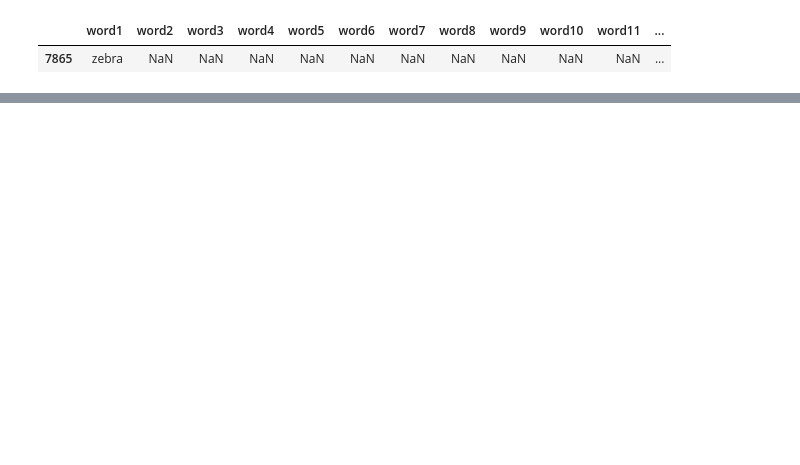
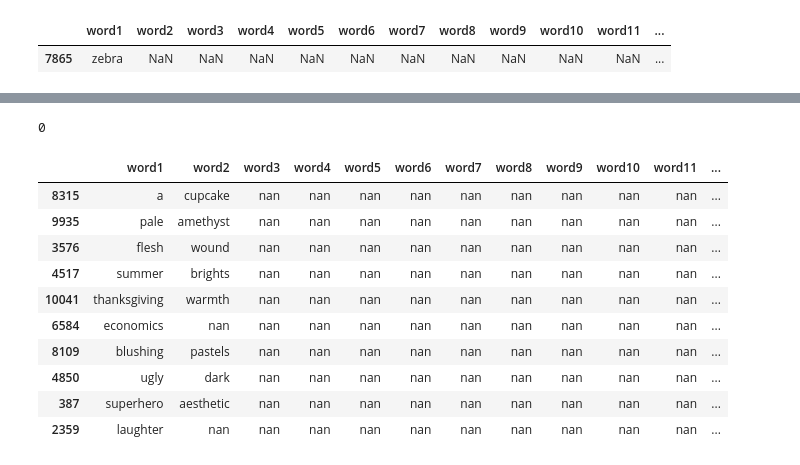
Before and after one commit to MaryaRB/ColorPaletteGenerator, a Jupyter notebook: data/EDA.ipynb, the cells around one changed output, grey strips where cells are left out. Saved outputs shown, nothing was run; the diff lists cells and outputs as text; code cells hidden in the pictures; blank space fills up the shorter version.

```diff
--- a/data/EDA.ipynb
+++ b/data/EDA.ipynb
@@ -374,0 +396,4 @@ text2palette_df[text2palette_df.duplicated()]
+# %%
+text2palette_df = text2palette_df.drop([7865])
+text2palette_df = text2palette_df.reset_index(drop=True)
+text2palette_df.iloc[7864:7868,:]
@@ -374,0 +406,18 @@ text2palette_df[text2palette_df.duplicated()]
+# %%
+text2palette_df.duplicated().sum()
+# %% [output]
+0
+# %%
+text2palette_df.sample(10).style.applymap(lambda x:"background-color: rgb%s"%x)
+# %% [output]
+|  | word1 | word2 | word3 | word4 | word5 | word6 | word7 | word8 | word9 | word10 | word11 | ... |
+| 8315 | a | cupcake | nan | nan | nan | nan | nan | nan | nan | nan | nan | ... |
+| 9935 | pale | amethyst | nan | nan | nan | nan | nan | nan | nan | nan | nan | ... |
+| 3576 | flesh | wound | nan | nan | nan | nan | nan | nan | nan | nan | nan | ... |
+| 4517 | summer | brights | nan | nan | nan | nan | nan | nan | nan | nan | nan | ... |
+| 10041 | thanksgiving | warmth | nan | nan | nan | nan | nan | nan | nan | nan | nan | ... |
+| 6584 | economics | nan | nan | nan | nan | nan | nan | nan | nan | nan | nan | ... |
+| 8109 | blushing | pastels | nan | nan | nan | nan | nan | nan | nan | nan | nan | ... |
+| 4850 | ugly | dark | nan | nan | nan | nan | nan | nan | nan | nan | nan | ... |
+| 387 | superhero | aesthetic | nan | nan | nan | nan | nan | nan | nan | nan | nan | ... |
+| 2359 | laughter | nan | nan | nan | nan | nan | nan | nan | nan | nan | nan | ... |
```
Also changed, not shown: parts of 6 cells of this notebook, 1 other file.
